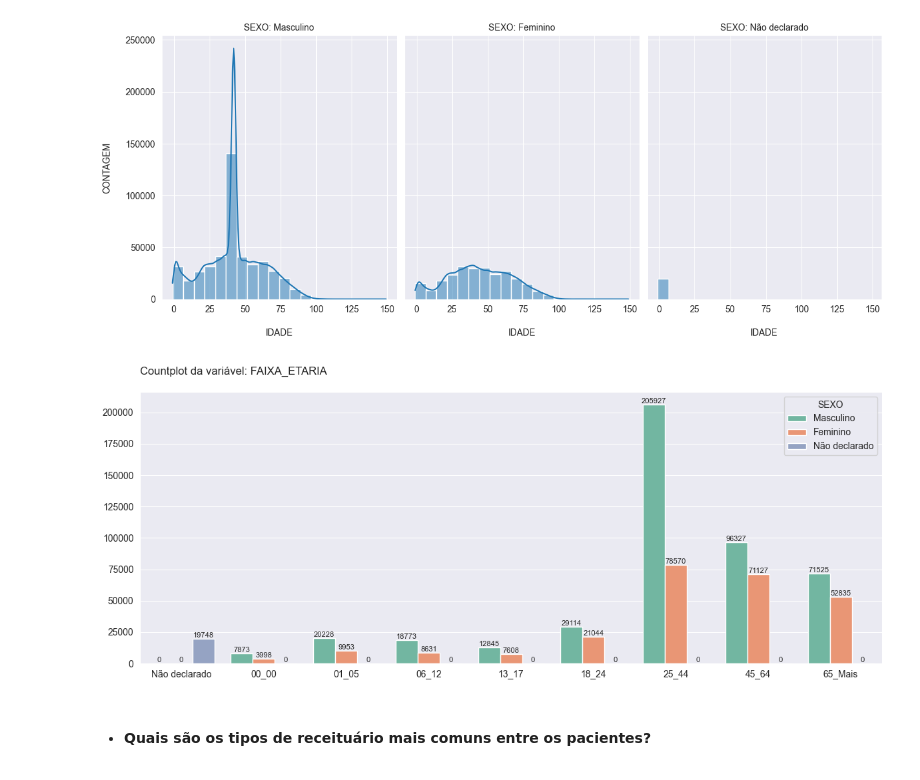
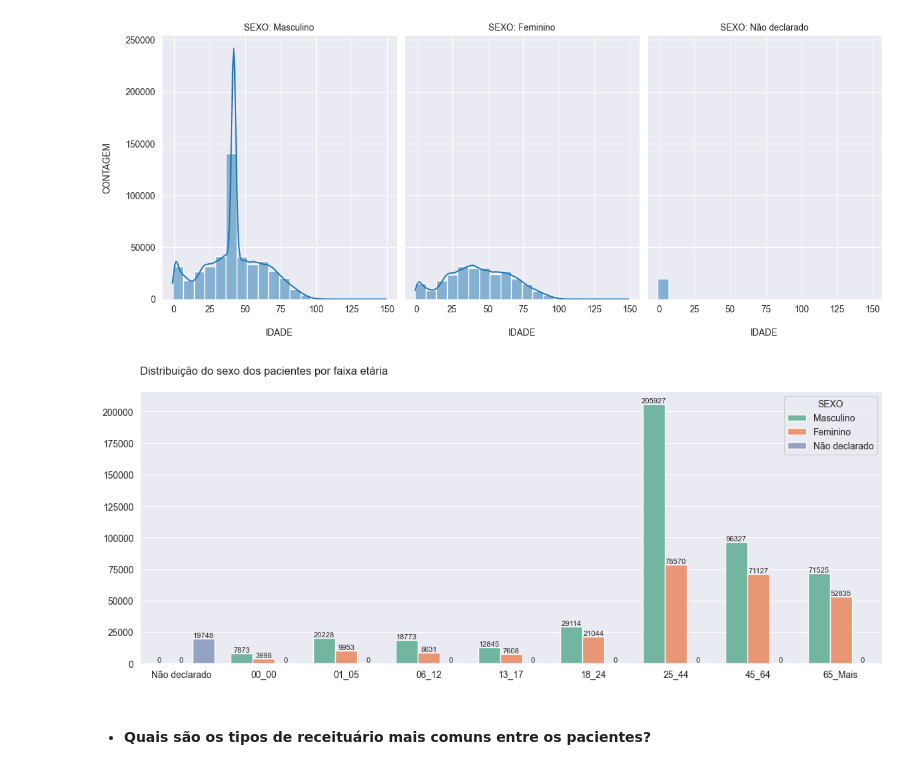
Before and after one commit to emso-exe/Venda_de_medicamentos_controlados_e_antimicrobianos_-_industrializados, a Jupyter notebook: 001_analise_de_vendas.ipynb, the cells around one changed output. Cells and saved outputs as stored; diff of their text form; code cells hidden in the pictures.

```diff
--- a/001_analise_de_vendas.ipynb
+++ b/001_analise_de_vendas.ipynb
@@ -869,9 +869,10 @@ graf_displot(df.loc[df['IDADE'] <= 150], 'IDADE', df['SEXO'], 'SEXO')
 # %% [output]
 [figure]
 # %%
-fn.graf_countplot(df, 'FAIXA_ETARIA', 'SEXO')
+fn.graf_countplot(df, 'FAIXA_ETARIA',
+                  title='Distribuição do sexo dos pacientes por faixa etária', hue='SEXO')
 # %% [output]
-[figure, old version]
+[figure, new version]
 # %% [markdown]
 * #### Quais são os tipos de receituário mais comuns entre os pacientes?
 # %%
```
Also changed, not shown: parts of 16 cells of this notebook.
